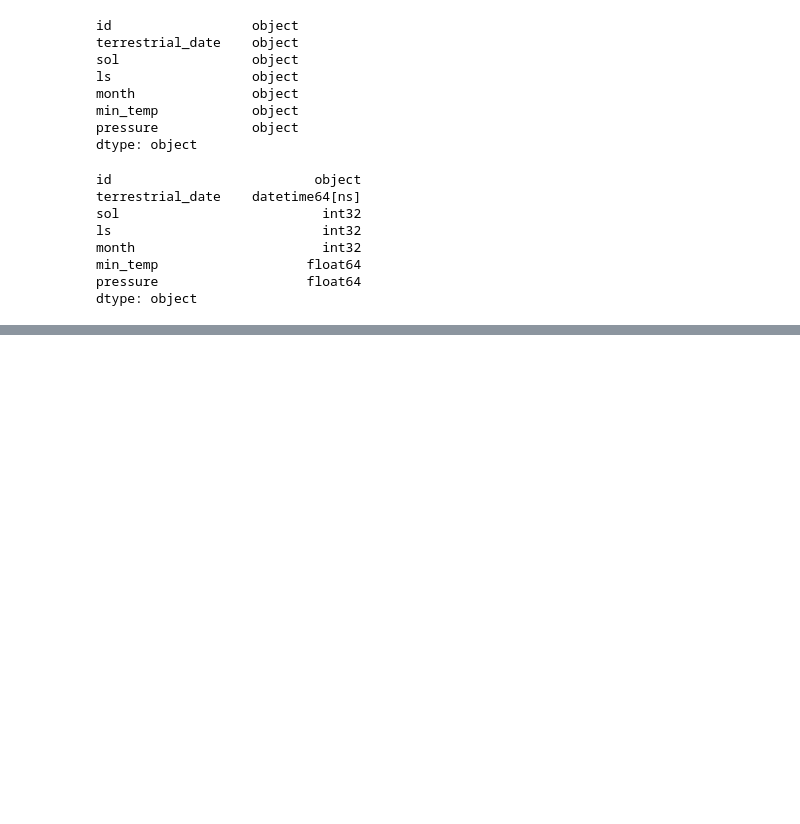
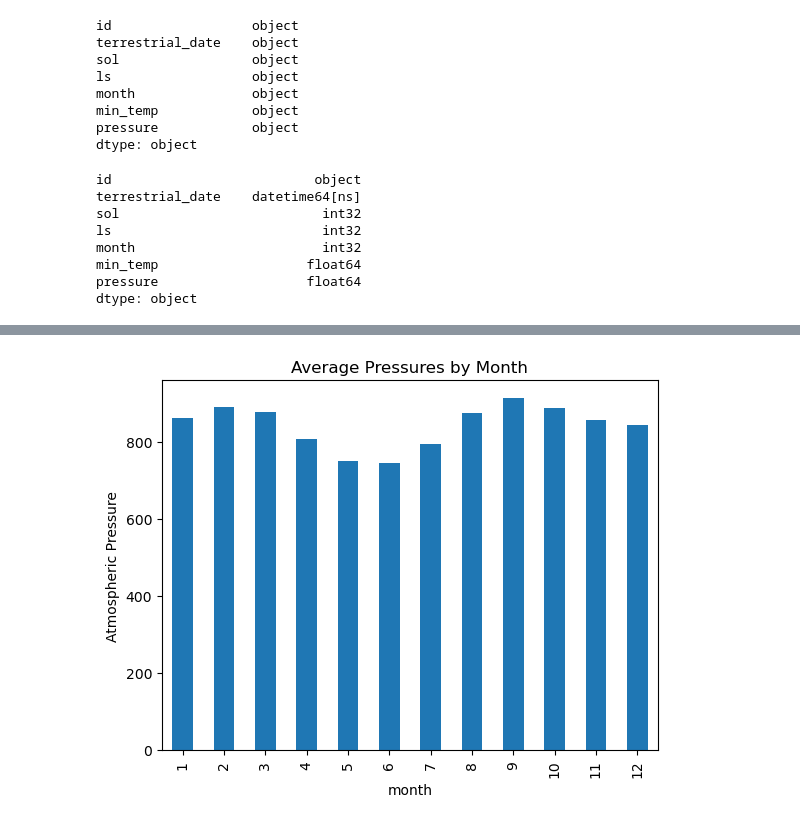
Before and after one commit to brianna-mitri/web-scraping-challenge, a Jupyter notebook: part_2_mars_weather.ipynb, the cells around one changed output, grey strips where cells are left out. Drawn from its saved outputs; the diff is of its cells as text; code cells hidden in the pictures; blank space fills up the shorter version.

```diff
--- a/part_2_mars_weather.ipynb
+++ b/part_2_mars_weather.ipynb
@@ -150,0 +230,6 @@ dtype: object
+# %%
+# find the average daily atmospheric pressure of all the months
+avg_pressures = month_grp['pressure'].mean()
+
+# display
+avg_pressures
@@ -150,0 +251,8 @@ dtype: object
+# %%
+# plot results as a bar chart
+avg_pressures.plot(kind='bar', title='Average Pressures by Month',
+                   ylabel='Atmospheric Pressure')
+
+plt.show()
+# %% [output]
+[figure, added]
```
Also changed, not shown: parts of 16 cells of this notebook.
